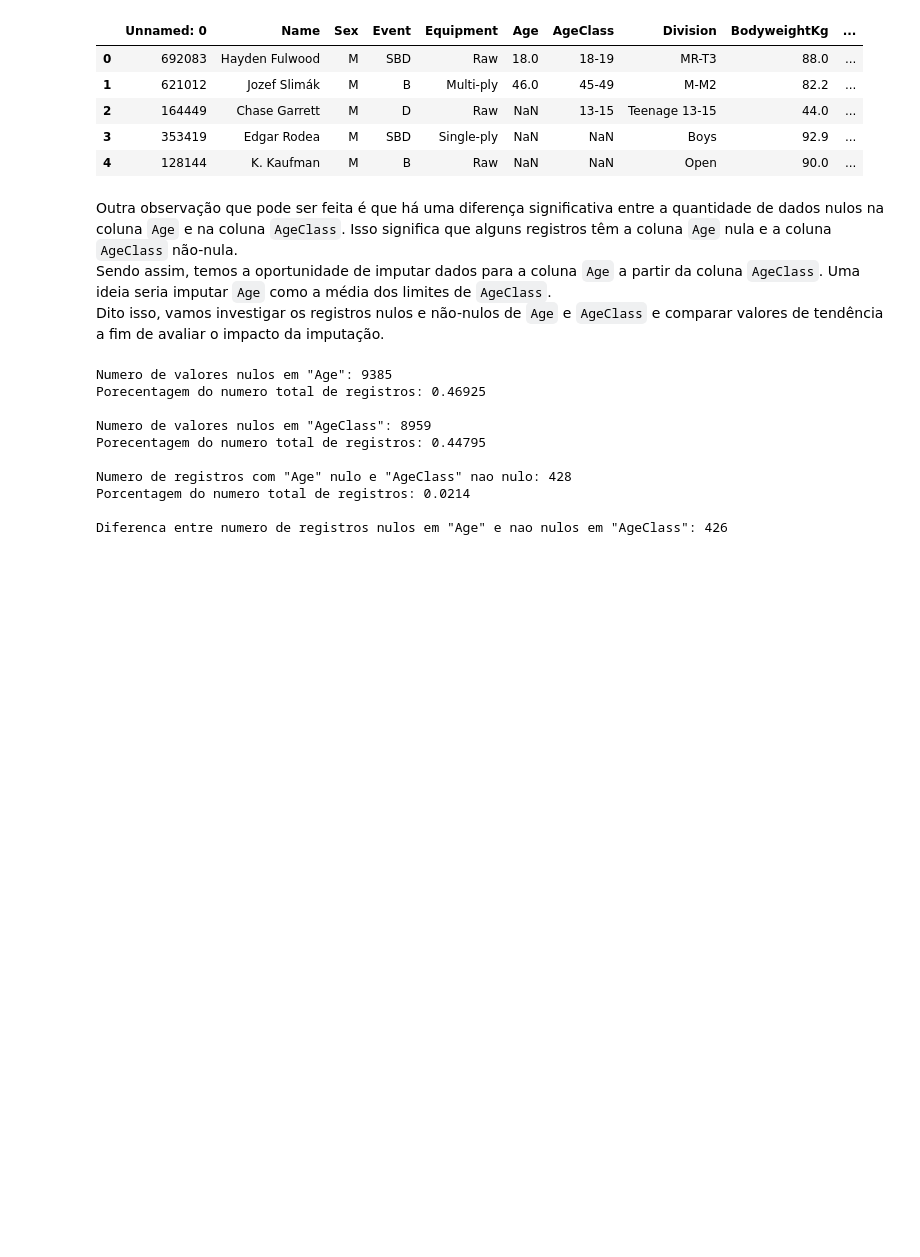
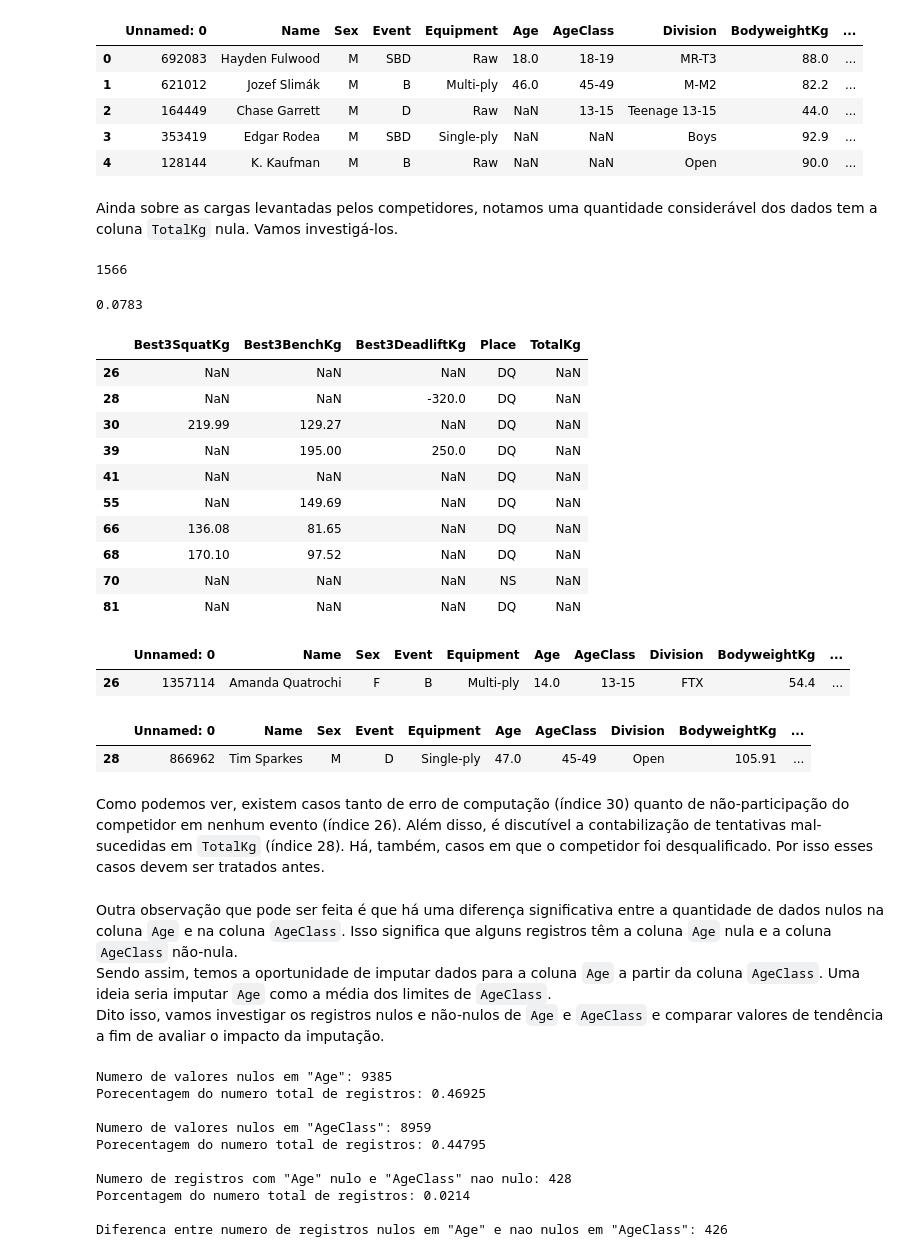
Before and after one commit to RafaelBNN/if697, a Jupyter notebook: ProjetoIF697.ipynb, the cells around one changed output. Drawn from its saved outputs; the diff is of its cells as text; code cells hidden in the pictures; blank space fills up the shorter version.

Commit message:
Atualização das sugestões de tratamento. Sem mudanças no dataframe

```diff
--- a/ProjetoIF697.ipynb
+++ b/ProjetoIF697.ipynb
@@ -260,6 +281,42 @@ df.head()
 | 2 | 164449 | Chase Garrett | M | D | Raw | NaN | 13-15 | Teenage 13-15 | 44.0 | ... |
 | 3 | 353419 | Edgar Rodea | M | SBD | Single-ply | NaN | NaN | Boys | 92.9 | ... |
 | 4 | 128144 | K. Kaufman | M | B | Raw | NaN | NaN | Open | 90.0 | ... |
+# %% [markdown]
+Ainda sobre as cargas levantadas pelos competidores, notamos uma quantidade considerável dos dados tem a coluna `TotalKg` nula. Vamos investigá-los.
+# %%
+len(df[df['TotalKg'].isnull()])
+# %% [output]
+1566
+# %%
+len(df[df['TotalKg'].isnull()])/len(df)
+# %% [output]
+0.0783
+# %%
+df[df['TotalKg'].isnull()][['Best3SquatKg', 'Best3BenchKg', 'Best3DeadliftKg', 'Place', 'TotalKg']].head(10)
+# %% [output]
+|  | Best3SquatKg | Best3BenchKg | Best3DeadliftKg | Place | TotalKg |
+| 26 | NaN | NaN | NaN | DQ | NaN |
+| 28 | NaN | NaN | -320.0 | DQ | NaN |
+| 30 | 219.99 | 129.27 | NaN | DQ | NaN |
+| 39 | NaN | 195.00 | 250.0 | DQ | NaN |
+| 41 | NaN | NaN | NaN | DQ | NaN |
+| 55 | NaN | 149.69 | NaN | DQ | NaN |
+| 66 | 136.08 | 81.65 | NaN | DQ | NaN |
+| 68 | 170.10 | 97.52 | NaN | DQ | NaN |
+| 70 | NaN | NaN | NaN | NS | NaN |
+| 81 | NaN | NaN | NaN | DQ | NaN |
+# %%
+df.iloc[[26]]
+# %% [output]
+|  | Unnamed: 0 | Name | Sex | Event | Equipment | Age | AgeClass | Division | BodyweightKg | ... |
+| 26 | 1357114 | Amanda Quatrochi | F | B | Multi-ply | 14.0 | 13-15 | FTX | 54.4 | ... |
+# %%
+df.iloc[[28]]
+# %% [output]
+|  | Unnamed: 0 | Name | Sex | Event | Equipment | Age | AgeClass | Division | BodyweightKg | ... |
+| 28 | 866962 | Tim Sparkes | M | D | Single-ply | 47.0 | 45-49 | Open | 105.91 | ... |
+# %% [markdown]
+Como podemos ver, existem casos tanto de erro de computação (índice 30) quanto de não-participação do competidor em nenhum evento (índice 26). Além disso, é discutível a contabilização de tentativas mal-sucedidas em `TotalKg` (índice 28). Há, também, casos em que o competidor foi desqualificado. Por isso esses casos devem ser tratados antes.
 # %% [markdown]
 Outra observação que pode ser feita é que há uma diferença significativa entre a quantidade de dados nulos na coluna `Age` e na coluna `AgeClass`. Isso significa que alguns registros têm a coluna `Age` nula e a coluna `AgeClass` não-nula.
 <br>
```
Also changed, not shown: parts of 7 cells of this notebook.
